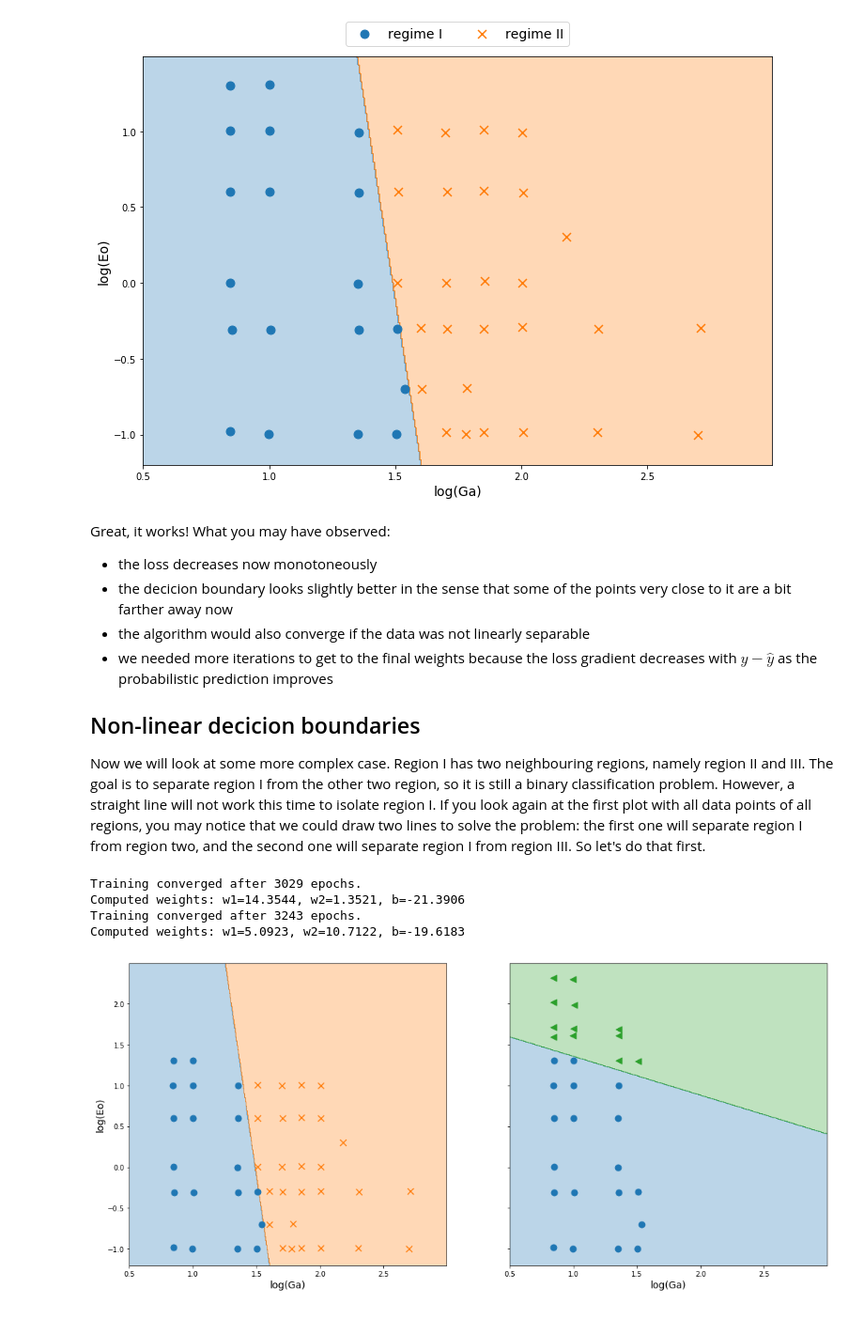
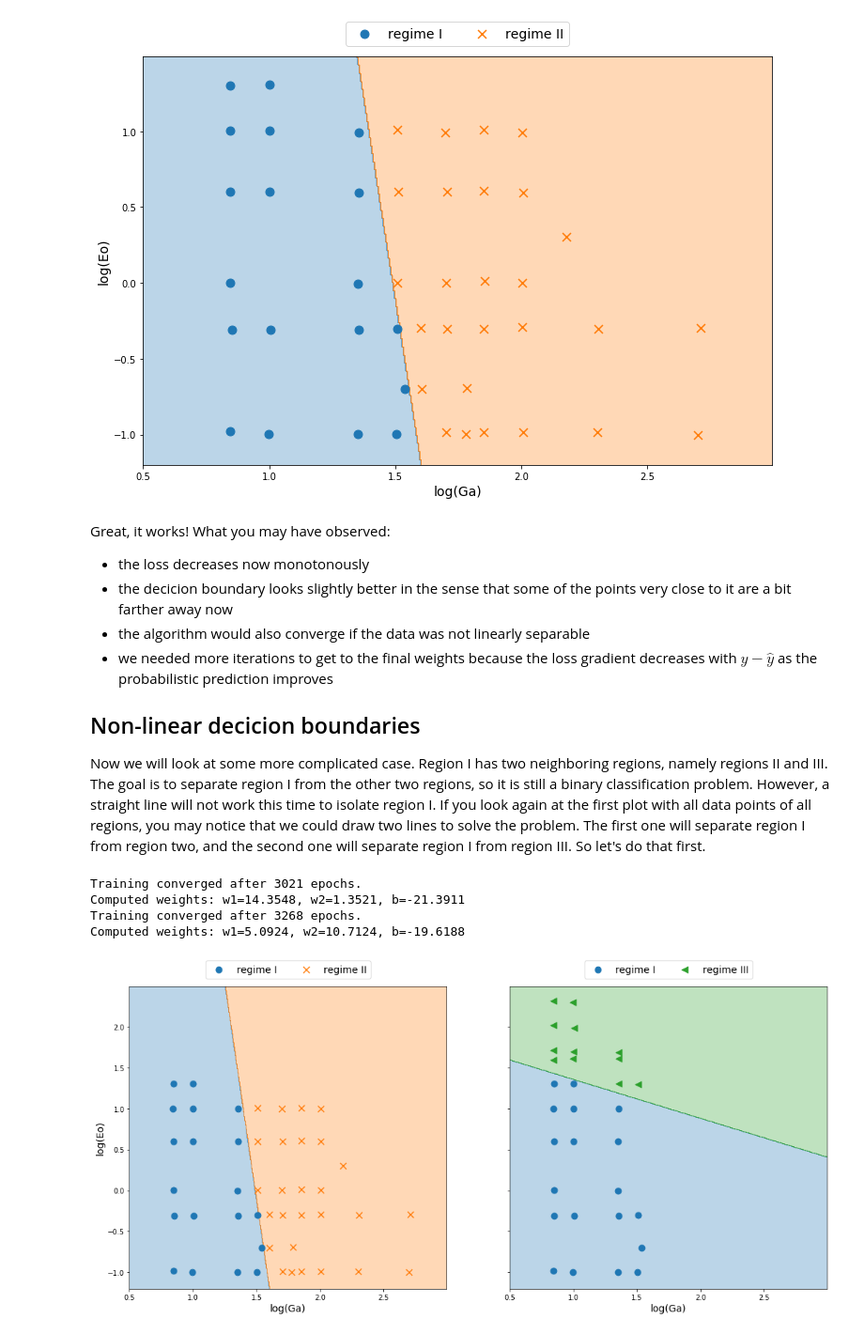
Before and after one commit to AndreWeiner/machine-learning-applied-to-cfd, a Jupyter notebook: notebooks/path_regime_classification.ipynb, the cells around one changed output. Shown at 94% size. Drawn from its saved outputs; the diff is of its cells as text; code cells hidden in the pictures.

```diff
--- a/notebooks/path_regime_classification.ipynb
+++ b/notebooks/path_regime_classification.ipynb
@@ -214,6 +220,8 @@ $$
 $$
 # %%
 class SimpleClassifier():
+    '''Implementation of a simple perceptron and the perceptron learning rule.
+    '''
     def __init__(self, eta=0.01, epochs=1000):
         self.eta_ = eta
         self.epochs_ = epochs
@@ -304,18 +315,17 @@ plt.show()
 # %% [output]
 [figure]
 # %%
-from matplotlib.colors import LinearSegmentedColormap
-
 def probability(X, w):
+    '''Compute to probability for the features X to be in region II.
+    '''
     z = np.dot(np.concatenate((X, np.ones((X.shape[0], 1))), axis=1), w)
     return 1.0 / (1.0 + np.exp(-z))
 
 plt.figure(figsize=(12, 8))
-colors = ['C0', 'C1']
-cm = LinearSegmentedColormap.from_list("blue_to_orange", colors, 100)
-prediction = probability(np.vstack((xx.ravel(), yy.ravel())).T, classifier.weights_)
-plt.contour(xx, yy, prediction.reshape(xx.shape),levels=[np.arange(0, 1.01, 0.1)], cmap=cm, alpha=0.3, antialiased=True)
-plt.contourf(xx, yy, prediction.reshape(xx.shape),levels=np.arange(0, 1.0, 0.01), cmap=cm, alpha=0.3, antialiased=True)
+cm = LinearSegmentedColormap.from_list("blue_to_orange", ['C0', 'C1'], 20)
+prob = probability(np.vstack((xx.ravel(), yy.ravel())).T, classifier.weights_)
+plt.contour(xx, yy, prob.reshape(xx.shape),levels=[np.arange(0.3, 0.8, 0.05)], cmap=cm, alpha=0.3, antialiased=True)
+plt.contourf(xx, yy, prob.reshape(xx.shape),levels=np.arange(0.3, 0.8, 0.01), cmap=cm, alpha=0.3, antialiased=True)
 plt.colorbar().set_label(r"$p(y=1)$", fontsize=16)
 
 for regime, marker in zip(regimes[:2], markers[:2]):
@@ -395,5 +405,7 @@ Now we are ready to implement our improved classifier.
 # %%
 class LogClassifier():
+    '''Implemention of a logistic-regression classifier.
+    '''
     def __init__(self, eta=1.0, epochs=10000):
         self.eta_ = eta
         self.epochs_ = epochs
@@ -454,20 +466,20 @@ plt.show()
 # %% [markdown]
 Great, it works! What you may have observed:
 
-- the loss decreases now monotoneously
+- the loss decreases now monotonously
 - the decicion boundary looks slightly better in the sense that some of the points very close to it are a bit farther away now
 - the algorithm would also converge if the data was not linearly separable
 - we needed more iterations to get to the final weights because the loss gradient decreases with $y-\hat{y}$ as the probabilistic prediction improves
 
 ## Non-linear decicion boundaries
 
-Now we will look at some more complex case. Region I has two neighbouring regions, namely region II and III. The goal is to separate region I from the other two region, so it is still a binary classification problem. However, a straight line will not work this time to isolate region I. If you look again at the first plot with all data points of all regions, you may notice that we could draw two lines to solve the problem: the first one will separate region I from region two, and the second one will separate region I from region III. So let's do that first.
+Now we will look at some more complicated case. Region I has two neighboring regions, namely regions II and III. The goal is to separate region I from the other two regions, so it is still a binary classification problem. However, a straight line will not work this time to isolate region I. If you look again at the first plot with all data points of all regions, you may notice that we could draw two lines to solve the problem. The first one will separate region I from region two, and the second one will separate region I from region III. So let's do that first.
 # %%
 # reduced data sets
 data_I_II = logData[(logData.regime == "I") | (logData.regime == "II")]
 data_I_III = logData[(logData.regime == "I") | (logData.regime == "III")]
 
-# The LabelBinarizer converts the labels "I" and "II" to 0 and 1
+# The LabelBinarizer converts the labels "I" to 0 and "II/III" to 1
 lb_I_II = preprocessing.LabelBinarizer()
 lb_I_III = preprocessing.LabelBinarizer()
 lb_I_II.fit(data_I_II.regime)
@@ -491,34 +503,35 @@ classifier_I_III.train(X_I_III, y_I_III, tol=0.05)
 print("Computed weights: w1={:.4f}, w2={:.4f}, b={:.4f}".format(
     classifier_I_III.weights_[0], classifier_I_III.weights_[1], classifier_I_III.weights_[2]))
 # %% [output]
-Training converged after 3029 epochs.
-Computed weights: w1=14.3544, w2=1.3521, b=-21.3906
-Training converged after 3243 epochs.
-Computed weights: w1=5.0923, w2=10.7122, b=-19.6183
+Training converged after 3021 epochs.
+Computed weights: w1=14.3548, w2=1.3521, b=-21.3911
+Training converged after 3268 epochs.
+Computed weights: w1=5.0924, w2=10.7124, b=-19.6188
 # %%
 fig, (ax1, ax2) = plt.subplots(1, 2, sharey=True, figsize=(18, 8))
 xxl, yyl = np.meshgrid(np.arange(0.5, 3.0, resolution), np.arange(-1.2, 2.5, resolution))
 
 # region I and II
 prediction_I_II = classifier_I_II.predict(np.vstack((xxl.ravel(), yyl.ravel())).T)
 ax1.contourf(xxl, yyl, prediction_I_II.reshape(xxl.shape), cmap=ListedColormap(["C0", "C1"]), alpha=0.3)
 for regime, marker in zip(regimes[:2], markers[:2]):
     ax1.scatter(data_I_II[data_I_II["regime"] == regime].Ga, data_I_II[data_I_II["regime"] == regime].Eo,
                 marker=marker, s=80, label="regime {}".format(regime))
 
 # region I and III
 prediction_I_III = classifier_I_III.predict(np.vstack((xxl.ravel(), yyl.ravel())).T)
 ax2.contourf(xxl, yyl, prediction_I_III.reshape(xxl.shape), cmap=ListedColormap(["C0", "C2"]), alpha=0.3)
 for regime, marker, color in zip(["I", "III"], ["o", "<"], ["C0", "C2"]):
     ax2.scatter(data_I_III[data_I_III["regime"] == regime].Ga, data_I_III[data_I_III["regime"] == regime].Eo,
                 marker=marker, color=color, s=80, label="regime {}".format(regime))
 
 
-#plt.legend(loc='upper center', bbox_to_anchor=(0.5, 1.1), ncol=5, fontsize=fontsize)
+ax1.legend(loc='upper center', bbox_to_anchor=(0.5, 1.1), ncol=2, fontsize=fontsize)
+ax2.legend(loc='upper center', bbox_to_anchor=(0.5, 1.1), ncol=2, fontsize=fontsize)
 ax1.set_xlabel(r"log(Ga)", fontsize=fontsize)
 ax2.set_xlabel(r"log(Ga)", fontsize=fontsize)
 ax1.set_ylabel(r"log(Eo)", fontsize=fontsize)
 plt.show()
 # %% [output]
-[figure, old version]
+[figure, new version]
 # %% [markdown]
```
Also changed, not shown: parts of 28 cells of this notebook, 2 other files.
